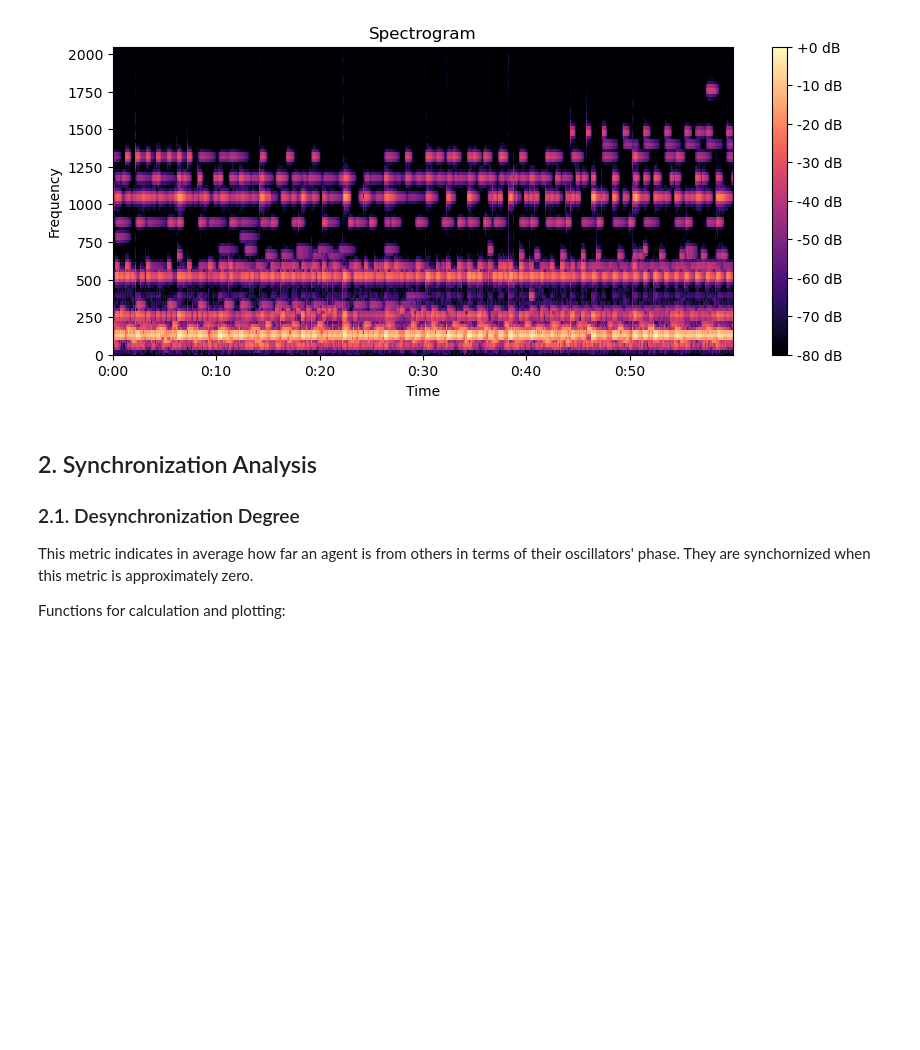
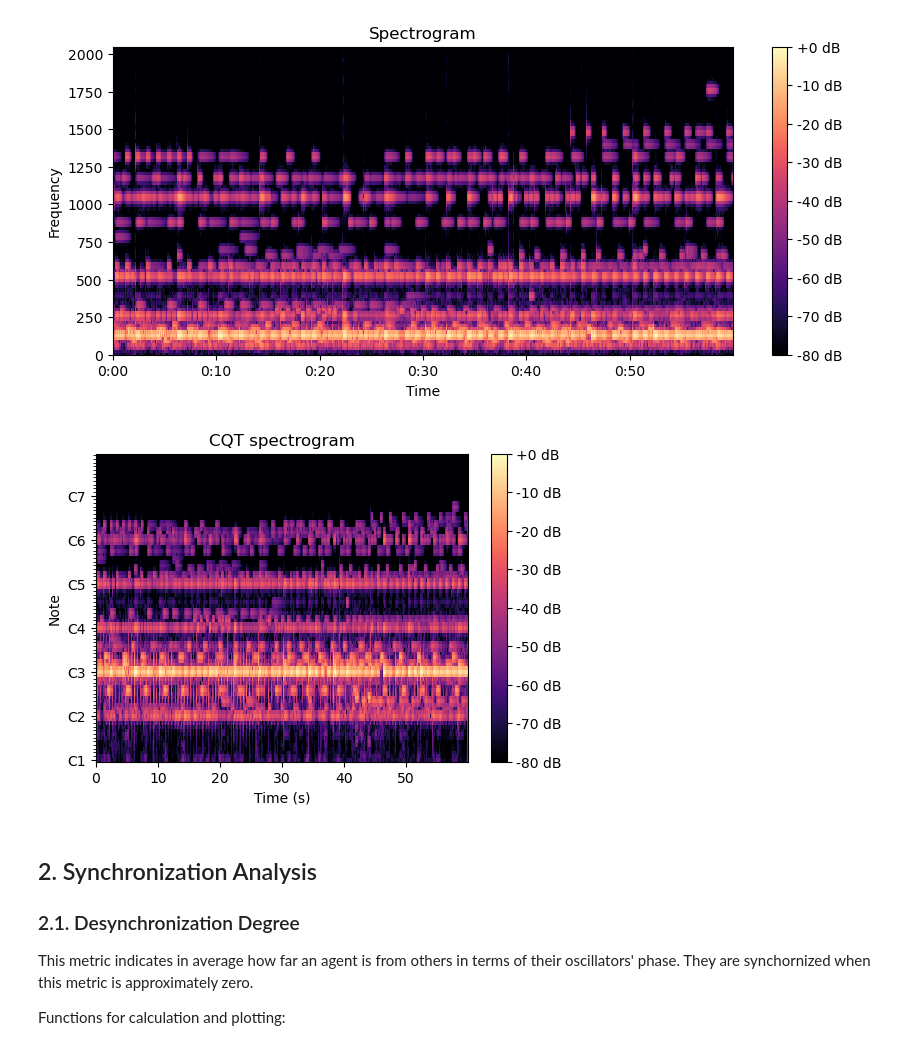
Before and after one commit to pedro-lucas-bravo/self_assembly_sync_music, a Jupyter notebook: data_analysis/self-assembly-data-analysis-sync.ipynb, the cells around one changed output. Cells and saved outputs as stored; diff of their text form; code cells hidden in the pictures; blank space fills up the shorter version.

```diff
--- a/data_analysis/self-assembly-data-analysis-sync.ipynb
+++ b/data_analysis/self-assembly-data-analysis-sync.ipynb
@@ -39,13 +39,25 @@ def plot_waveform_and_spectrogram(sound_samples, sr):
     plt.ylabel('Frequency')
     plt.savefig('figures/spectrogram.pdf', bbox_inches='tight')
     plt.show()
+
+def plot_cqt_spectrogram(sound_samples, sr, figsize=(10, 4), render_colorbar=True):
+    plt.figure(figsize=figsize)
+    C = np.abs(librosa.cqt(sound_samples, sr=sr))
+    librosa.display.specshow(librosa.amplitude_to_db(C, ref=np.max), sr=sr, x_axis='s', y_axis='cqt_note')
+    if render_colorbar:
+        plt.colorbar(format='%+2.0f dB')
+    plt.title('CQT spectrogram')
+    plt.xlabel('Time (s)')
+    plt.ylabel('Note')
+    plt.savefig('figures/cqt_spectrogram_auto.pdf', bbox_inches='tight')
+    plt.show()
 # %% [markdown]
 Plot the waveform and spectrogram for an audio recording
 # %%
 directory = "recordings" # We assume that the audio files are stored in the "recordings" directory under the current path
 sr = 44100  # Sampling rate
 
-def ShowPlots(file_name, sr):
+def get_audio_data(file_name, sr):
     audio_file = file_name
     audio_path = directory + "\\" + audio_file
     audio_data, sr = librosa.load(audio_path, sr=sr)
@@ -53,12 +65,20 @@ def ShowPlots(file_name, sr):
     duration_minutes = 1 # The duration of the audio file to be plotted
     init_sample = 60 * sr * start_minute # Change here as you like
     end_sample = 60 * sr * (start_minute + duration_minutes) # Change here as you like
-    plot_waveform_and_spectrogram(audio_data[init_sample:end_sample], sr)
+    return audio_data[init_sample:end_sample]
 
-ShowPlots("self-assembly-paper-audio.wav", sr)
+def ShowPlots(audio_data, sr):
+    plot_waveform_and_spectrogram(audio_data, sr)
+
+audio_data = get_audio_data("self-assembly-paper-audio.wav", sr)
+ShowPlots(audio_data, sr)
 # %% [output]
 [figure]
 [figure]
+# %%
+plot_cqt_spectrogram(audio_data, sr, figsize=(6, 4), render_colorbar=True)
+# %% [output]
+[figure, added]
 # %% [markdown]
 ## 2. Synchronization Analysis
 
```
Also changed, not shown: parts of 3 cells of this notebook, 1 other file.
